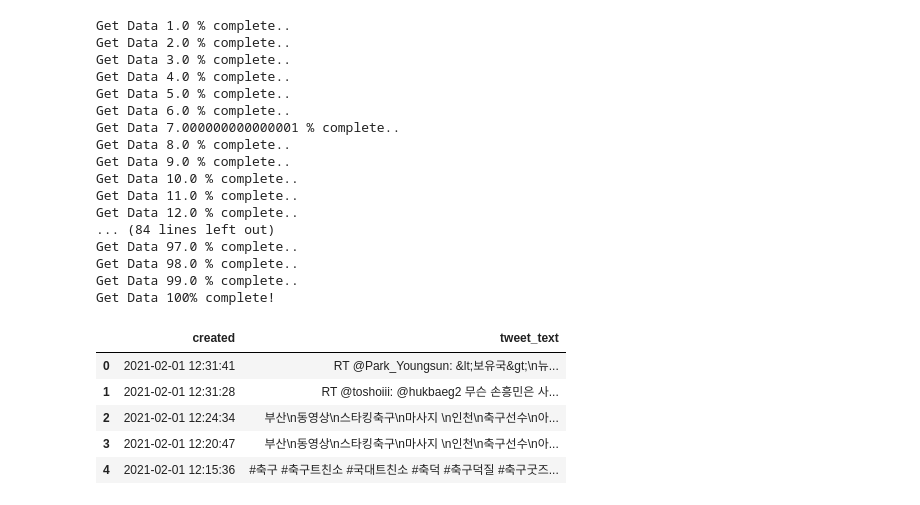
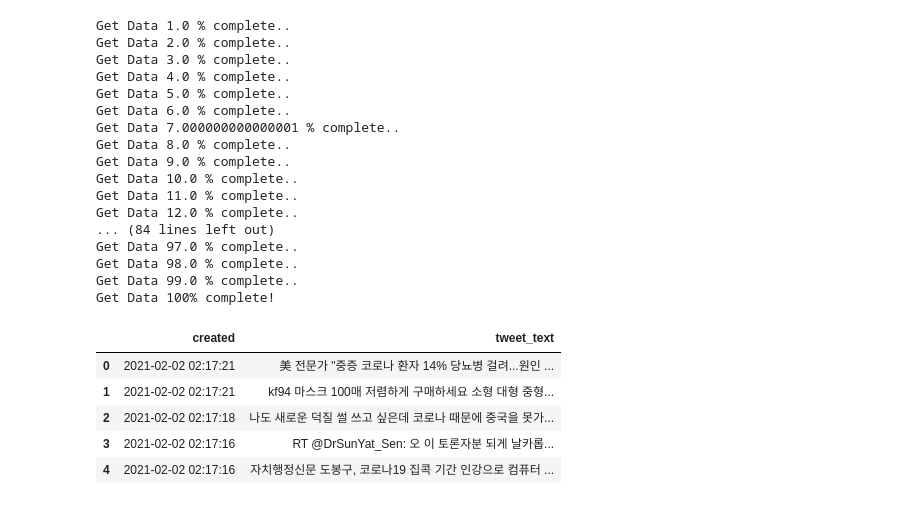
Before and after one commit to JngHoon2/-, a Jupyter notebook: chapter2/twitter_keyword_analysis.ipynb, the cells around one changed output. Cells and saved outputs as stored; diff of their text form; code cells hidden in the pictures.

```diff
--- a/chapter2/twitter_keyword_analysis.ipynb
+++ b/chapter2/twitter_keyword_analysis.ipynb
@@ -55,7 +55,7 @@ auth.set_access_token(ACCESS_KEY, ACCESS_SECRET)
 api = tweepy.API(auth)
 
 # 크롤링된 데이터를 저장할 데이터 프레임
-keyword = '손흥민'
+keyword = '코로나'
 columns = ['created', 'tweet_text']
 df = pd.DataFrame(columns = columns)
 
@@ -63,38 +63,38 @@ df = pd.DataFrame(columns = columns)
 for i in range(1, 100):
     print('Get Data', str(i/100*100), '% complete..')
     tweets = api.search(keyword)
     for tweet in tweets:
         tweet_text = tweet.text
         created = tweet.created_at
         row = [created, tweet_text]
         series = pd.Series(row, index = df.columns)
         df = df.append(series, ignore_index = True)
 print('Get Data 100% complete!')
 df.head()
 # %% [output]
 Get Data 1.0 % complete..
 Get Data 2.0 % complete..
 Get Data 3.0 % complete..
 Get Data 4.0 % complete..
 Get Data 5.0 % complete..
 Get Data 6.0 % complete..
 Get Data 7.000000000000001 % complete..
 Get Data 8.0 % complete..
 Get Data 9.0 % complete..
 Get Data 10.0 % complete..
 Get Data 11.0 % complete..
 Get Data 12.0 % complete..
 ... (84 lines left out)
 Get Data 97.0 % complete..
 Get Data 98.0 % complete..
 Get Data 99.0 % complete..
 Get Data 100% complete!
 |  | created | tweet_text |
-| 0 | 2021-02-01 12:31:41 | RT @Park_Youngsun: &lt;보유국&gt;\n뉴... |
-| 1 | 2021-02-01 12:31:28 | RT @toshoiii: @hukbaeg2 무슨 손흥민은 사... |
-| 2 | 2021-02-01 12:24:34 | 부산\n동영상\n스타킹축구\n마사지 \n인천\n축구선수\n아... |
-| 3 | 2021-02-01 12:20:47 | 부산\n동영상\n스타킹축구\n마사지 \n인천\n축구선수\n아... |
-| 4 | 2021-02-01 12:15:36 | #축구 #축구트친소 #국대트친소 #축덕 #축구덕질 #축구굿즈... |
+| 0 | 2021-02-02 02:17:21 | 美 전문가 "중증 코로나 환자 14% 당뇨병 걸려...원인 ... |
+| 1 | 2021-02-02 02:17:21 | kf94 마스크 100매 저렴하게 구매하세요 소형 대형 중형... |
+| 2 | 2021-02-02 02:17:18 | 나도 새로운 덕질 썰 쓰고 싶은데 코로나 때문에 중국을 못가... |
+| 3 | 2021-02-02 02:17:16 | RT @DrSunYat_Sen: 오 이 토론자분 되게 날카롭... |
+| 4 | 2021-02-02 02:17:16 | 자치행정신문 도봉구, 코로나19 집콕 기간 인강으로 컴퓨터 ... |
 # %%
 import re
 
```
Also changed, not shown: parts of 9 cells of this notebook.
